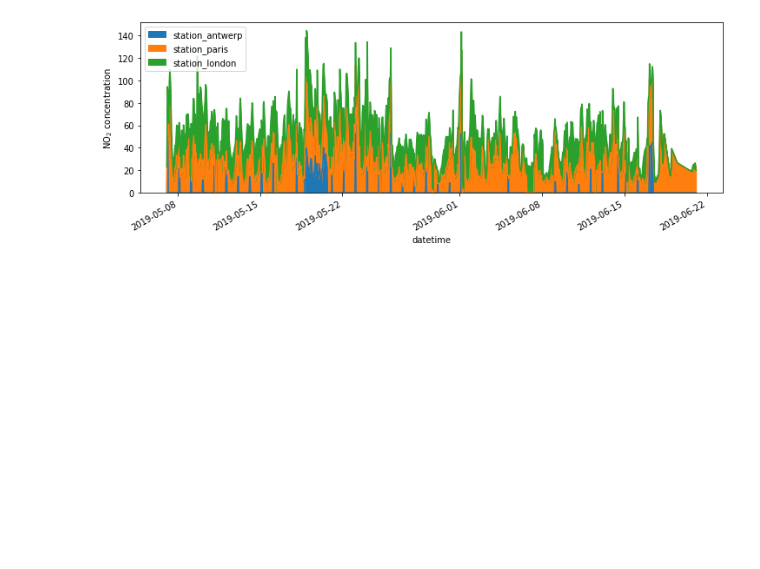
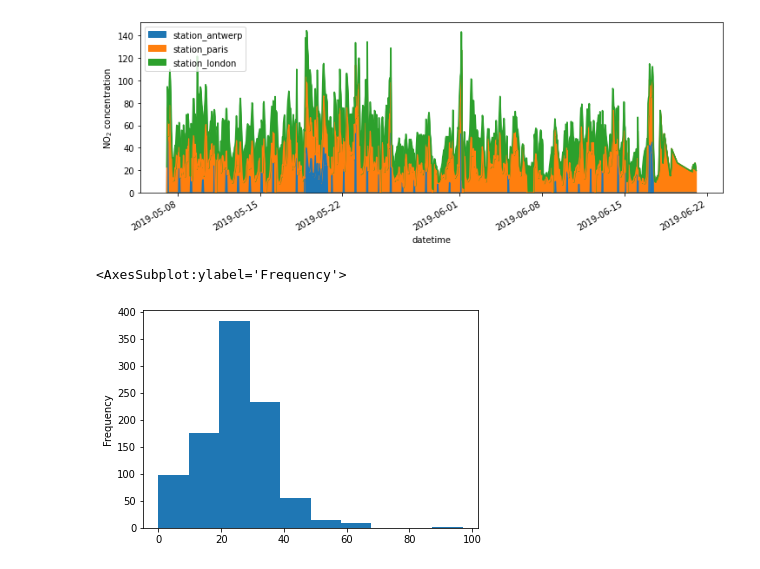
Before and after one commit to bhanupratapsinghcs/learn_ML, a Jupyter notebook: pandas.ipynb, the cells around one changed output. Cells and saved outputs as stored; diff of their text form; code cells hidden in the pictures; blank space fills up the shorter version.

Commit message:
Pandas Learning Notebook Updated with latest

```diff
--- a/pandas.ipynb
+++ b/pandas.ipynb
@@ -406,3 +406,8 @@ axs.set_ylabel("NO$_2$ concentration")      # Do any matplotlib customization yo
 fig.savefig("air_quality.png")              # Save the Figure/Axes using the existing matplotlib method.
 # %% [output]
 [figure]
+# %%
+air_quality["station_london"].plot.hist()              # Need to learn more
+# %% [output]
+<AxesSubplot:ylabel='Frequency'>
+[figure, added]
```
Also changed, not shown: parts of 56 cells of this notebook, 2 other files.
